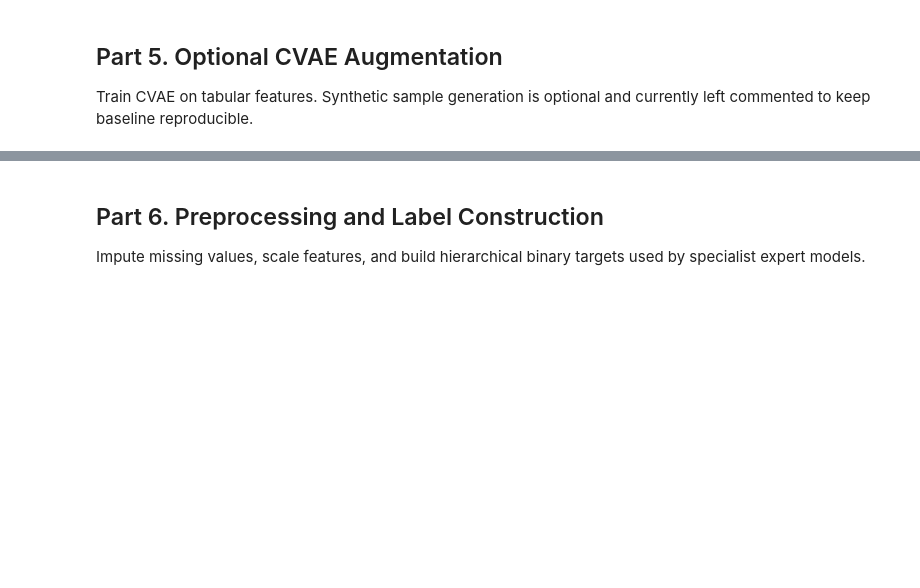
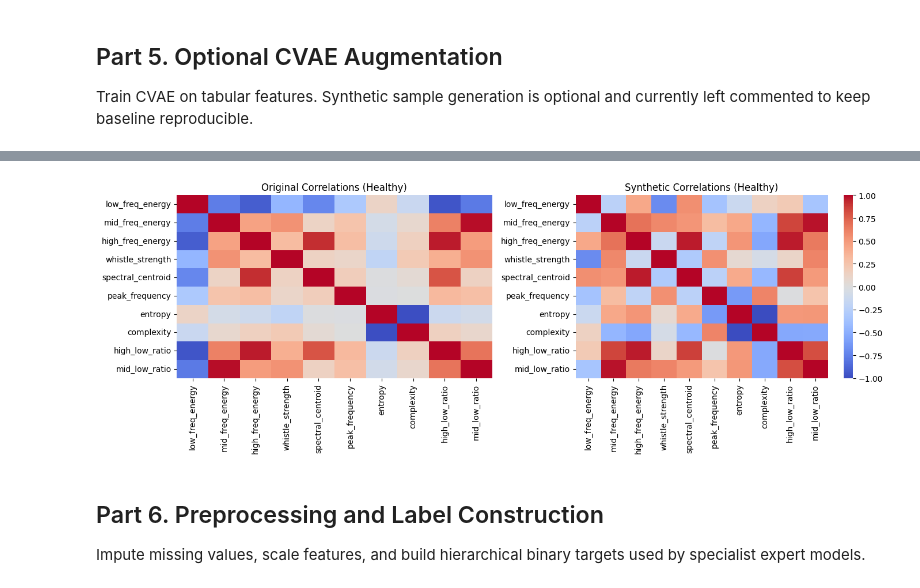
Before and after one commit to incRED1bl/course_paper, a Jupyter notebook: colab/model/model.ipynb, the cells around one changed output, grey strips where cells are left out. Saved outputs shown, nothing was run; the diff lists cells and outputs as text; code cells hidden in the pictures; blank space fills up the shorter version.

```diff
--- a/colab/model/model.ipynb
+++ b/colab/model/model.ipynb
@@ -299,3 +411,25 @@ cvae_model = train_cvae_module(
+# %%
+def plot_correlation_diff(original_df, synthetic_df, target_class_name, le):
+    idx = list(le.classes_).index(target_class_name)
+
+    orig_cls = original_df[original_df['target'] == idx].drop(columns=['target', 'is_synthetic'])
+    synth_cls = synthetic_df[synthetic_df['target'] == idx].drop(columns=['target', 'is_synthetic'])
+
+    cols = orig_cls.columns[:10]
+
+    fig, axes = plt.subplots(1, 2, figsize=(14, 5))
+    sns.heatmap(orig_cls[cols].corr(), cmap='coolwarm', vmin=-1, vmax=1, ax=axes[0], cbar=False)
+    axes[0].set_title(f'Original Correlations ({target_class_name})')
+
+    sns.heatmap(synth_cls[cols].corr(), cmap='coolwarm', vmin=-1, vmax=1, ax=axes[1])
+    axes[1].set_title(f'Synthetic Correlations ({target_class_name})')
+
+    plt.tight_layout()
+    plt.show()
+
+plot_correlation_diff(train_full, df_synthetic, 'Healthy', le)
+# %% [output]
+[figure, added]
 # %%
 def macro_sensitive_predict(probs, labels_list, threshold_sick=0.12):
     name_to_idx = {name: i for i, name in enumerate(labels_list)}
```
Also changed, not shown: parts of 19 cells of this notebook.
